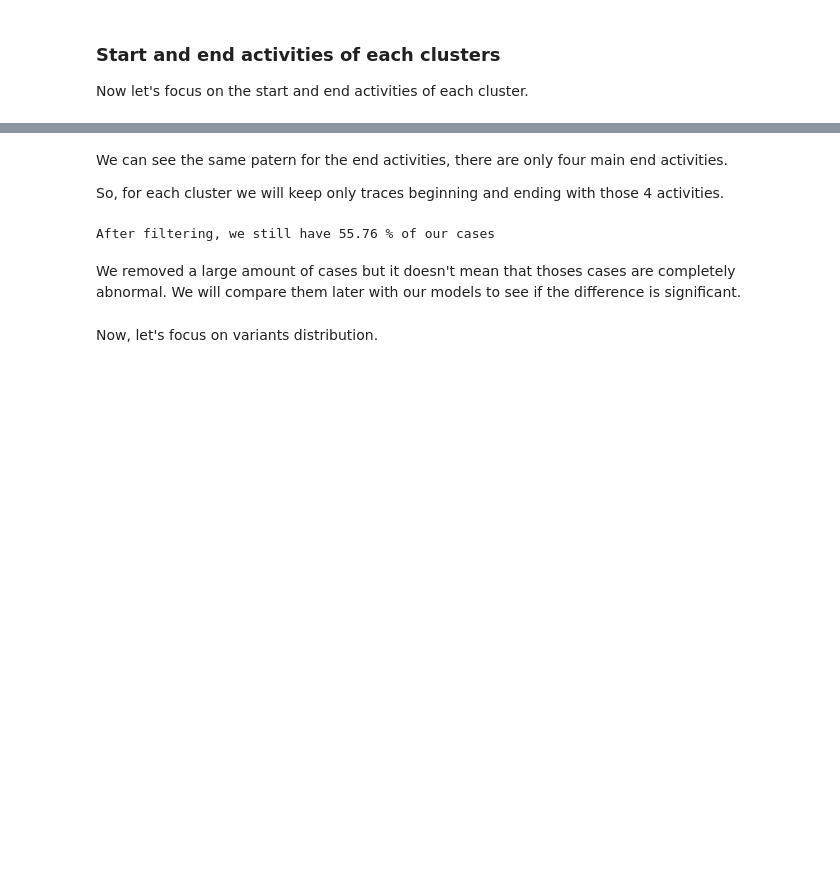
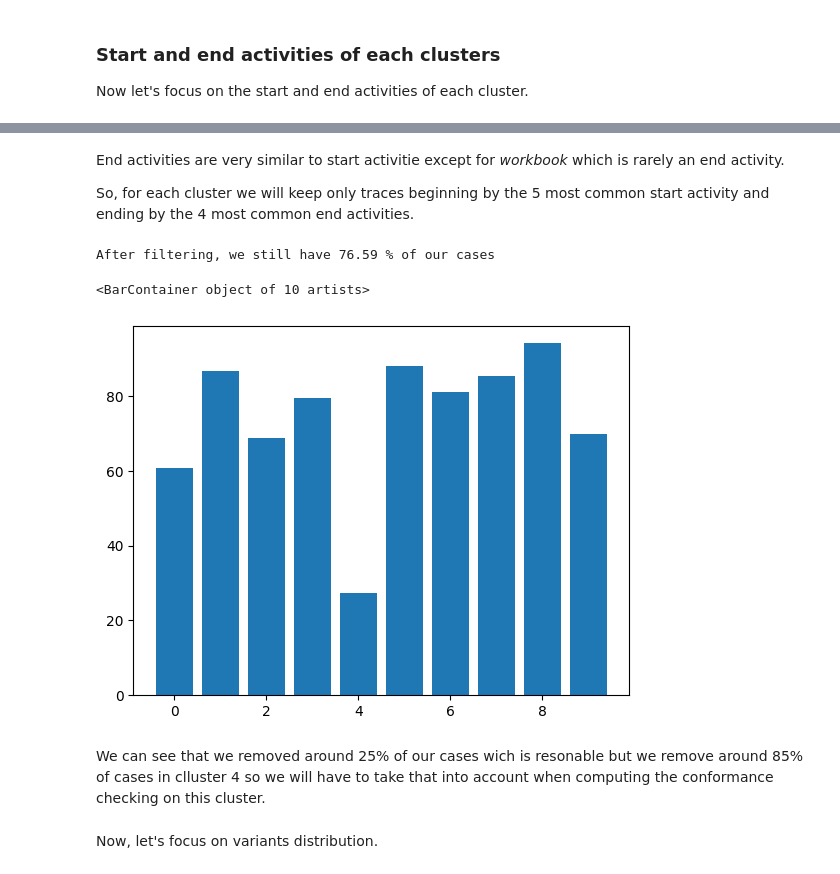
Before and after one commit to Nicolas13210/BIS_Project2023, a Jupyter notebook: BIS_Project.ipynb, the cells around one changed output, grey strips where cells are left out. Saved outputs shown, nothing was run; the diff lists cells and outputs as text; code cells hidden in the pictures; blank space fills up the shorter version.

```diff
--- a/BIS_Project.ipynb
+++ b/BIS_Project.ipynb
@@ -294,21 +336,28 @@ sns.heatmap(end_activities, cmap="Reds")
-# %% [markdown]
-We can see the same patern for the end activities, there are only four main end activities.
-
-So, for each cluster we will keep only traces beginning and ending with those 4 activities.
+# %% [markdown]
+End activities are very similar to start activitie except for *workbook* which is rarely an end activity.
+
+So, for each cluster we will keep only traces beginning by the 5 most common start activity and ending by the 4 most common end activities.
 # %%
 dfs=[]
+remaining=[]
 total = 0
-main_activities = ['home','taken','vacatures_bij_mijn_cv','mijn_berichten']
+end_activities = ['home','taken','vacatures_bij_mijn_cv','mijn_berichten']
+start_activities = end_activities.copy()
+start_activities.append('werkmap')
 for k in range(len(clusters_log)) :
-  dfs.append(pm4py.filter_start_activities(clusters_log[k],main_activities,retain=True))
-  dfs[k] = pm4py.filter_end_activities(dfs[k],main_activities,retain=True)
-  total += len(dfs[k]['case:concept:name'].unique())
+  dfs.append(pm4py.filter_start_activities(clusters_log[k],start_activities,retain=True))
+  dfs[k] = pm4py.filter_end_activities(dfs[k],end_activities,retain=True)
+  nb_cases = len(dfs[k]['case:concept:name'].unique())
+  remaining.append(nb_cases/len(clusters_log[k]['case:concept:name'].unique())*100)
+  total += nb_cases
 
 print('After filtering, we still have {} % of our cases'.format(round(total/len(event_log['case:concept:name'].unique() )*100,2)))
 # %% [output]
-After filtering, we still have 55.76 % of our cases
+After filtering, we still have 76.59 % of our cases
+<BarContainer object of 10 artists>
+[figure, added]
-# %% [markdown]
-We removed a large amount of cases but it doesn't mean that thoses cases are completely abnormal. We will compare them later with our models to see if the difference is significant.
+# %% [markdown]
+We can see that we removed around 25% of our cases wich is resonable but we remove around 85% of cases in clluster 4 so we will have to take that into account when computing the conformance checking on this cluster.
 # %% [markdown]
 Now, let's focus on variants distribution.
 # %%
```
Also changed, not shown: parts of 14 cells of this notebook.
